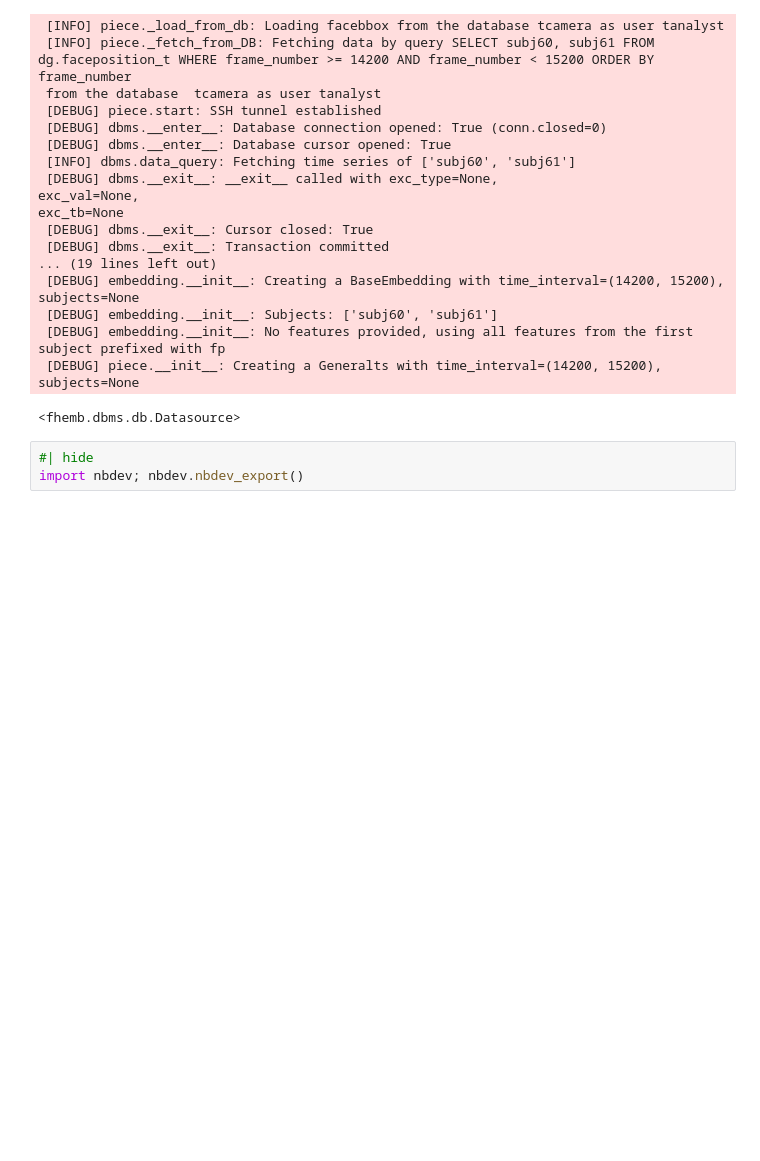
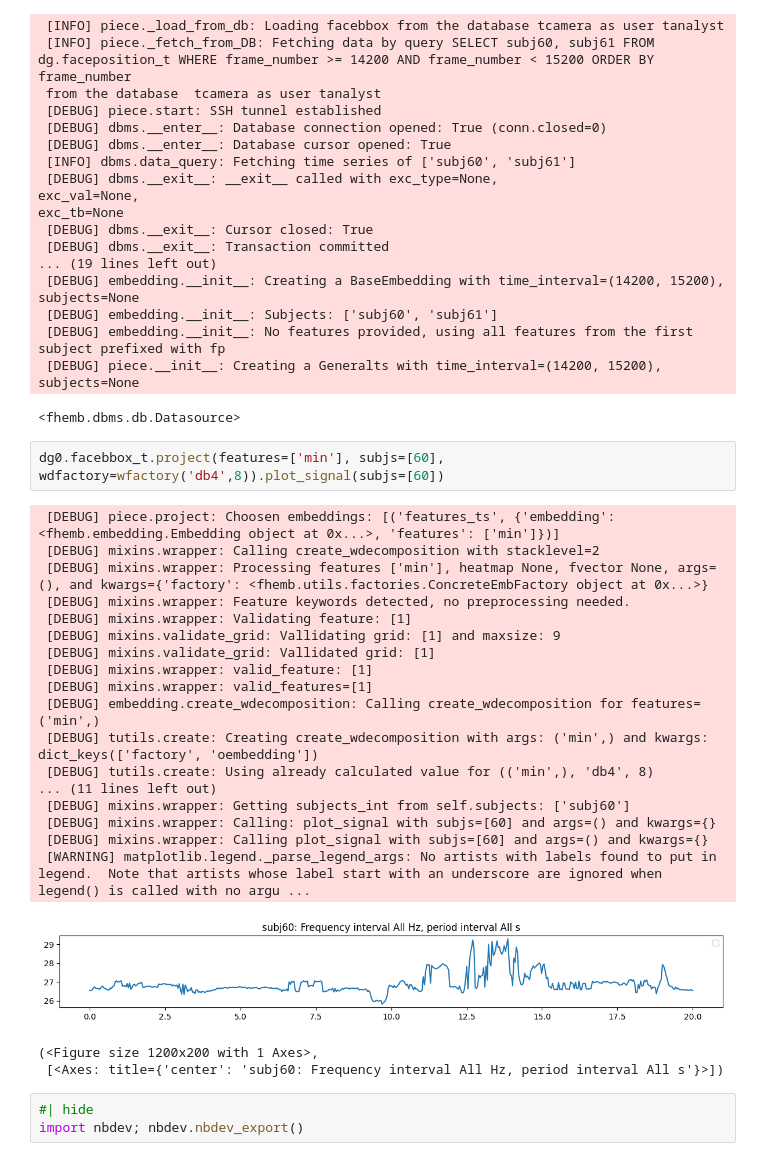
Before and after one commit to rdned/nbdev_fhemb, a Jupyter notebook: nbs/tfreq.ipynb, the cells around one changed output. Drawn from its saved outputs; the diff is of its cells as text; blank space fills up the shorter version.

Commit message:
add visual output to notebook

```diff
--- a/nbs/tfreq.ipynb
+++ b/nbs/tfreq.ipynb
@@ -206,6 +206,29 @@ exc_tb=None
  [DEBUG] embedding.__init__: No features provided, using all features from the first subject prefixed with fp
  [DEBUG] piece.__init__: Creating a Generalts with time_interval=(14200, 15200), subjects=None
 <fhemb.dbms.db.Datasource>
+# %%
+dg0.facebbox_t.project(features=['min'], subjs=[60], wdfactory=wfactory('db4',8)).plot_signal(subjs=[60])
+# %% [output]
+ [DEBUG] piece.project: Choosen embeddings: [('features_ts', {'embedding': <fhemb.embedding.Embedding object at 0x...>, 'features': ['min']})]
+ [DEBUG] mixins.wrapper: Calling create_wdecomposition with stacklevel=2
+ [DEBUG] mixins.wrapper: Processing features ['min'], heatmap None, fvector None, args=(), and kwargs={'factory': <fhemb.utils.factories.ConcreteEmbFactory object at 0x...>}
+ [DEBUG] mixins.wrapper: Feature keywords detected, no preprocessing needed.
+ [DEBUG] mixins.wrapper: Validating feature: [1]
+ [DEBUG] mixins.validate_grid: Vallidating grid: [1] and maxsize: 9
+ [DEBUG] mixins.validate_grid: Vallidated grid: [1]
+ [DEBUG] mixins.wrapper: valid_feature: [1]
+ [DEBUG] mixins.wrapper: valid_features=[1]
+ [DEBUG] embedding.create_wdecomposition: Calling create_wdecomposition for features=('min',)
+ [DEBUG] tutils.create: Creating create_wdecomposition with args: ('min',) and kwargs: dict_keys(['factory', 'oembedding'])
+ [DEBUG] tutils.create: Using already calculated value for (('min',), 'db4', 8)
+... (11 lines left out)
+ [DEBUG] mixins.wrapper: Getting subjects_int from self.subjects: ['subj60']
+ [DEBUG] mixins.wrapper: Calling: plot_signal with subjs=[60] and args=() and kwargs={}
+ [DEBUG] mixins.wrapper: Calling plot_signal with subjs=[60] and args=() and kwargs={}
+ [WARNING] matplotlib.legend._parse_legend_args: No artists with labels found to put in legend.  Note that artists whose label start with an underscore are ignored when legend() is called with no argu ...
+[figure, added]
+(<Figure size 1200x200 with 1 Axes>,
+ [<Axes: title={'center': 'subj60: Frequency interval All Hz, period interval All s'}>])
 # %%
 #| hide
 import nbdev; nbdev.nbdev_export()
```
